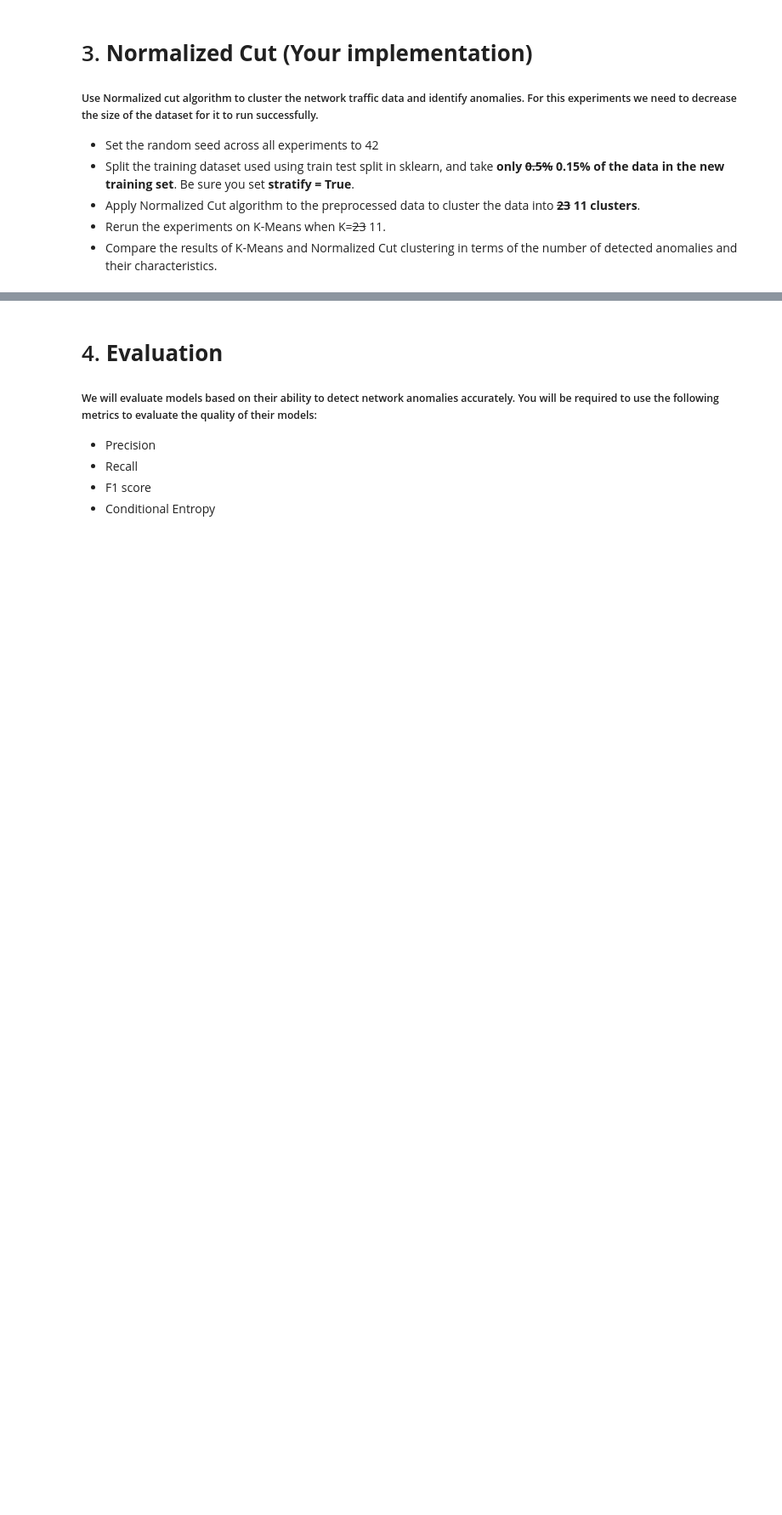
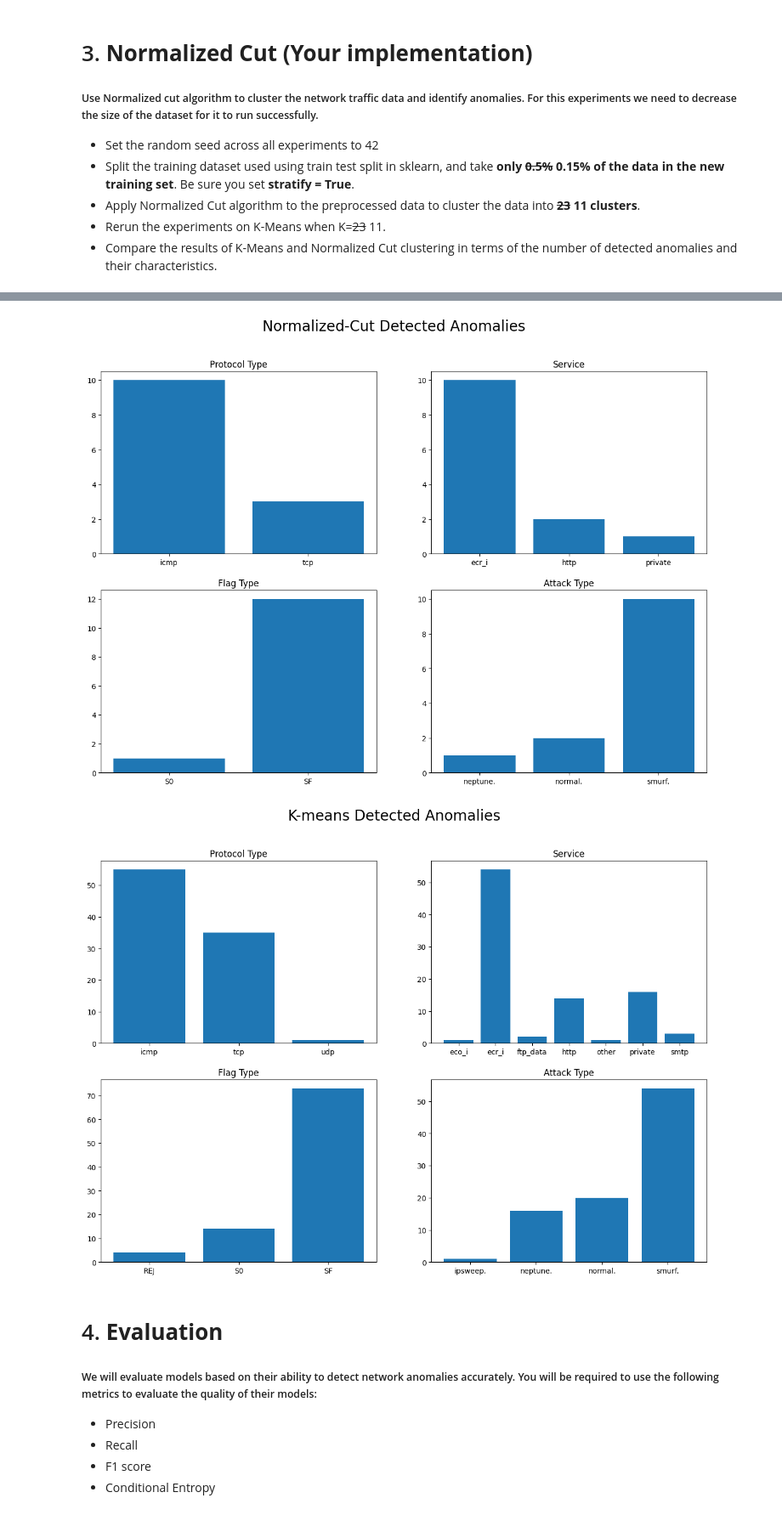
Before and after one commit to ad3ldev/CSE352-PatternRecognition, a Jupyter notebook: Assignments/Assignment2/PR_Assignment_2.ipynb, the cells around one changed output, grey strips where cells are left out. Shown at 85% size. Saved outputs shown, nothing was run; the diff lists cells and outputs as text; code cells hidden in the pictures; blank space fills up the shorter version.

```diff
--- a/Assignments/Assignment2/PR_Assignment_2.ipynb
+++ b/Assignments/Assignment2/PR_Assignment_2.ipynb
@@ -58,11 +44,14 @@ with ZipFile(file3_name, 'r') as zipF2:
 # %%
 # Reading All data "kddcup.data.gz"
 ###################################
-
+file_name = 'kddcup.data.gz.zip'
+with ZipFile(file_name, 'r') as zipF: # Unzipping
+    zipF.extractall()
 train_data_all = pd.read_csv('kddcup.data.gz', header=None) # load data in dataFrame
+Train_data_all = train_data_all.copy()
 convertToNumeric(train_data_all) # Convert all categorical columns to numeric
 printWithTitle("train_data" , train_data_all)
-printWithTitle("train_data dim" , train_data_all.shape)
+printWithTitle("Train_data" , Train_data_all)
 # %% [output]
 train_data:
          0   1   2   3    4      5   6   7   8   9   ...   32   33   34    35  \
@@ -378,10 +270,7 @@ Unique values of y_true:
 (array([0, 1, 2, 3, 4, 5, 6, 7, 8, 9]), 10)
 # %%
 # Applying Spectral Clustering
-y_pred = spectral_clustering(cosine_similarity(X_train_np), k = 11)
+y_pred, idx = spectral_clustering(X_train_np, k = 11)
 printWithTitle('y_pred', (y_pred, len(y_pred)))
-printWithTitle('Unique values of y_pred', (np.unique(y_pred), len(np.unique(y_pred))))
-
-printWithTitle('Correct labels', f'{len(y_pred[y_pred == y_true])} of {len(y_true)}')
 # %% [output]
 y_pred:
@@ -406,0 +278,9 @@ Numbers of test instances by class:
+# %%
+# Applying Kmeans Clustering
+y_pred_kmeans = kmean(X_train_np , k = 11, random_seed = 42)[0]
+printWithTitle('y_pred_kmeans', (y_pred_kmeans, len(y_pred_kmeans)))
+printWithTitle(f"Clustering of y_true", np.bincount(y_true))
+printWithTitle(f"Clustering of y_pred", np.bincount(y_pred))
+printWithTitle(f"Clustering of y_pred_kmeans", np.bincount(y_pred_kmeans))
+print(f"Correct lables of y_pred: {len(y_true[y_true == y_pred])} of {len(y_true)}")
+print(f"Correct lables of y_pred_kmeans: {len(y_true[y_true == y_pred_kmeans])} of {len(y_true)}")
@@ -407,3 +302,28 @@ Numbers of test instances by class:
+# %%
+Ncut_samples = X_train_cat_np[y_true == y_pred]
+Ncut_labels = X_train_cat[41].to_numpy()[y_true == y_pred]
+Kmeans_samples = X_train_cat_np[y_true == y_pred_kmeans]
+Kmeans_labels = X_train_cat[41].to_numpy()[y_true == y_pred_kmeans]
+
+def plot_samples(samples, labels, clustering):
+    # plot the 2nd, 3rd, 4th and 41st columns values count for Ncut_samples
+    fig, axs = plt.subplots(2, 2, figsize=(15, 10))
+    fig.suptitle(f'{clustering} Detected Anomalies', size = 20)
+    axs[0][0].bar(np.unique(samples[:, 1]), np.unique(samples[:, 1], return_counts = True)[1])
+    axs[0][0].set_title('Protocol Type')
+    axs[0][1].bar(np.unique(samples[:, 2]), np.unique(samples[:, 2], return_counts = True)[1])
+    axs[0][1].set_title('Service')
+    axs[1][0].bar(np.unique(samples[:, 3]), np.unique(samples[:, 3], return_counts = True)[1])
+    axs[1][0].set_title('Flag Type')
+    axs[1][1].bar(np.unique(labels), np.unique(labels, return_counts = True)[1])
+    axs[1][1].set_title('Attack Type')
+    plt.show()
+
+plot_samples(Ncut_samples, Ncut_labels, 'Normalized-Cut')
+plot_samples(Kmeans_samples, Kmeans_labels, 'K-means')
+# %% [output]
+[figure, added]
+[figure, added]
 # %% [markdown]
 # 4. **Evaluation**
 ##### We will evaluate models based on their ability to detect network anomalies accurately. You will be required to use the following metrics to evaluate the quality of their models:
```
Also changed, not shown: parts of 21 cells of this notebook, 3 other files.
